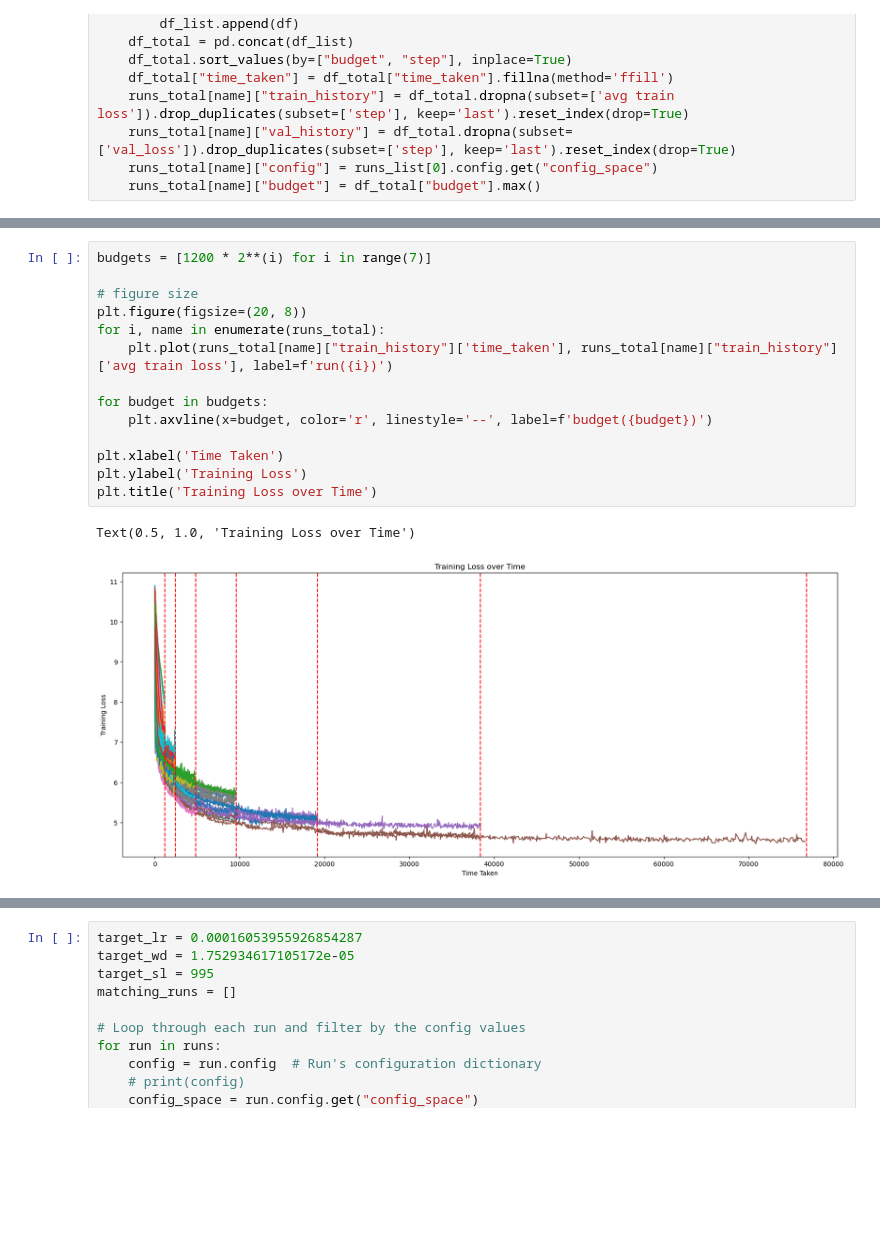
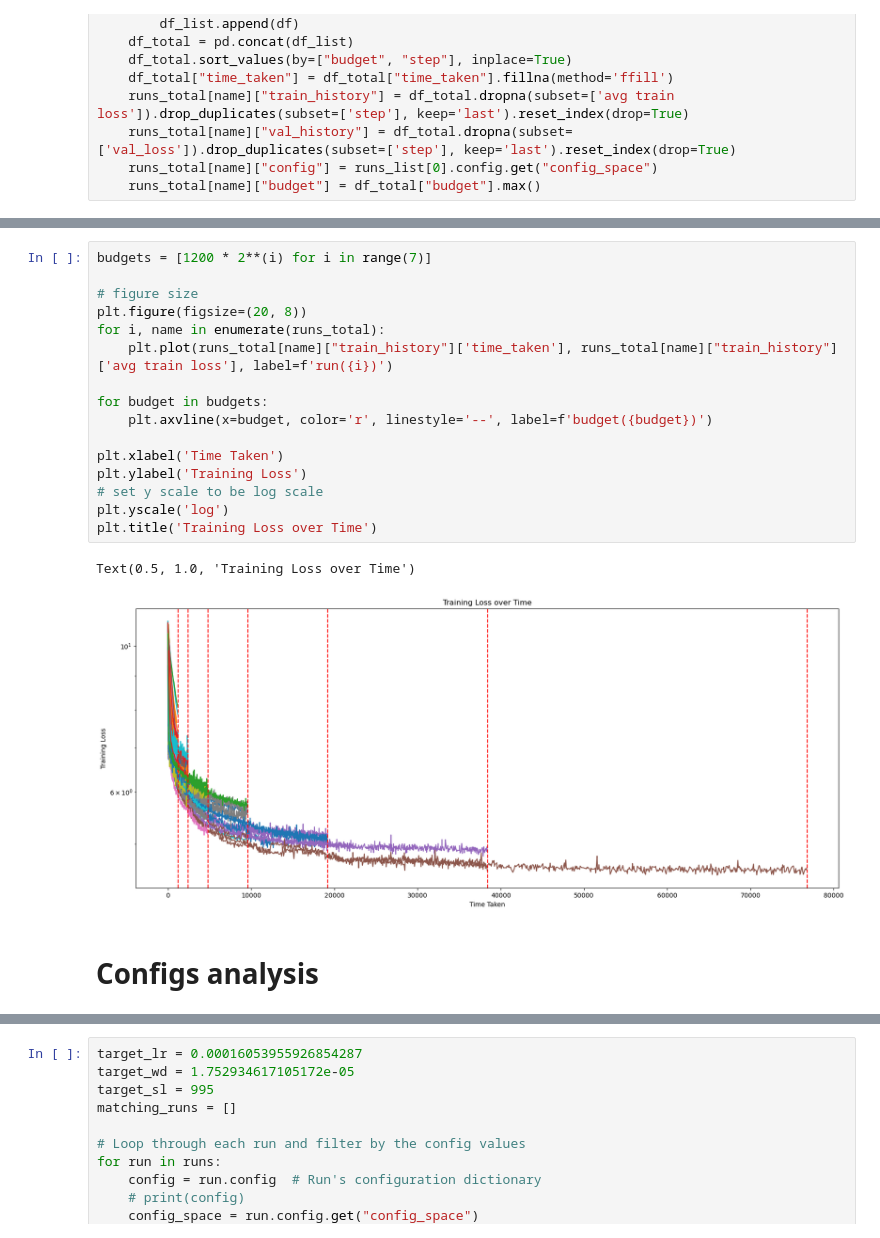
Before and after one commit to omarswelam/llm.c, a Jupyter notebook: HPO_playground.ipynb, the cells around one changed output, grey strips where cells are left out. Cells and saved outputs as stored; diff of their text form; blank space fills up the shorter version.

Commit message:
adding feature importance and log scales

```diff
--- a/HPO_playground.ipynb
+++ b/HPO_playground.ipynb
@@ -73,17 +76,21 @@ Text(0.5, 1.0, 'Validation Loss over Time')
 # %%
 budgets = [1200 * 2**(i) for i in range(7)]
 
 # figure size
 plt.figure(figsize=(20, 8))
 for i, name in enumerate(runs_total):
     plt.plot(runs_total[name]["train_history"]['time_taken'], runs_total[name]["train_history"]['avg train loss'], label=f'run({i})')
 
 for budget in budgets:
     plt.axvline(x=budget, color='r', linestyle='--', label=f'budget({budget})')
 
 plt.xlabel('Time Taken')
 plt.ylabel('Training Loss')
+# set y scale to be log scale
+plt.yscale('log')
 plt.title('Training Loss over Time')
 # %% [output]
 Text(0.5, 1.0, 'Training Loss over Time')
-[figure, old version]
+[figure, new version]
+# %% [markdown]
+# Configs analysis
```
Also changed, not shown: parts of 12 cells of this notebook.
